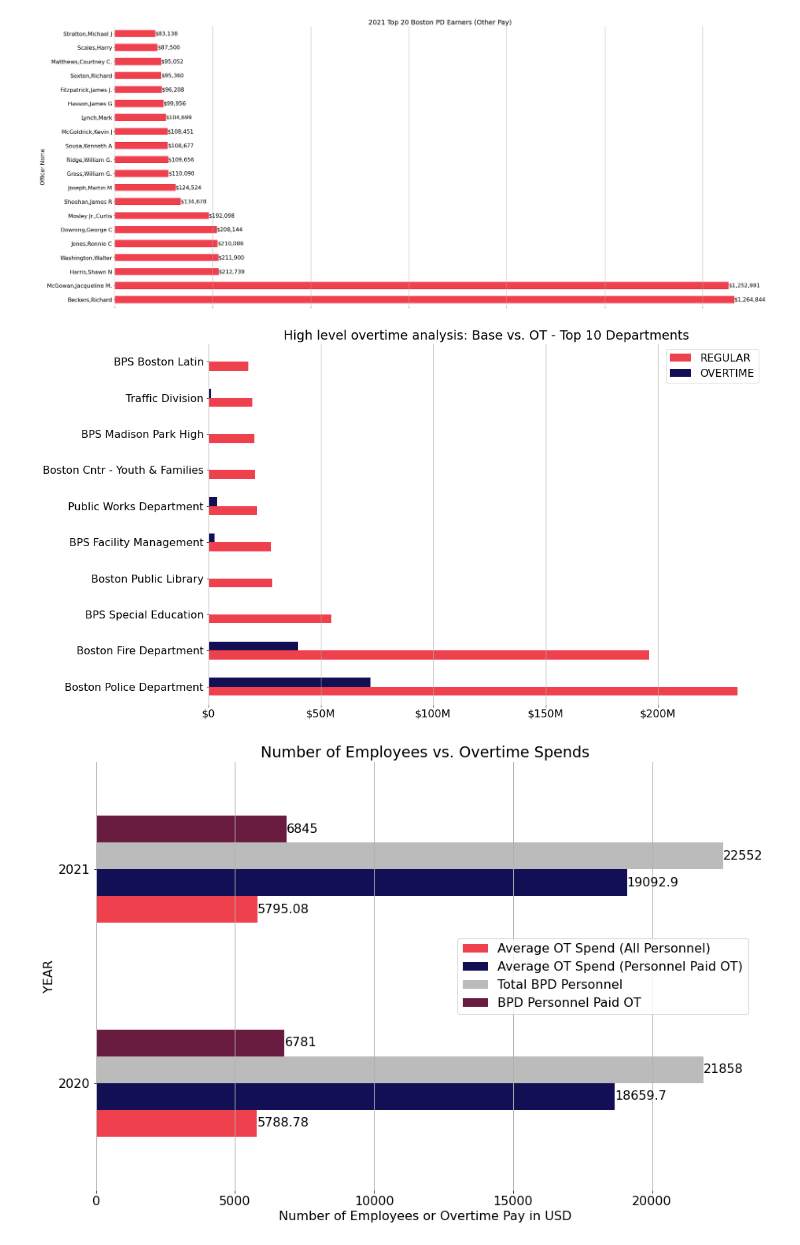
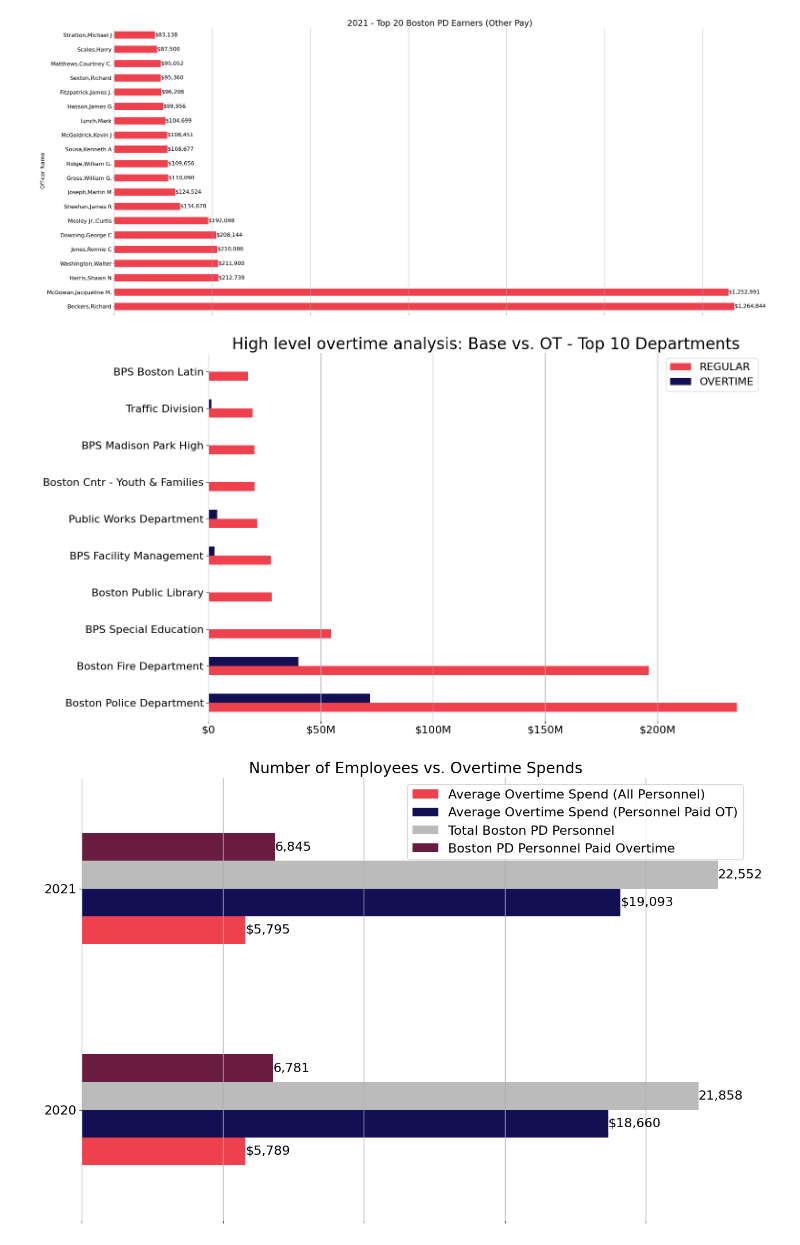
Before and after one commit to BU-Spark/ds-aclu-police-budget-analysis, a Jupyter notebook: fall22-team-1/Final_Q9-Q14.ipynb, the cells around one changed output. Cells and saved outputs as stored; diff of their text form; code cells hidden in the pictures.

Commit message:
Modified Graph Titles

```diff
--- a/fall22-team-1/Final_Q9-Q14.ipynb
+++ b/fall22-team-1/Final_Q9-Q14.ipynb
@@ -238,12 +242,12 @@ ax.spines['bottom'].set_visible(False)
 ax.spines['left'].set_visible(False)
 plt.grid(False)
 plt.grid(axis = 'x', linewidth = 1)
-plt.title("2021 Top 20 Boston PD Earners (Other Pay)")
+plt.title("2021 - Top 20 Boston PD Earners (Other Pay)", fontsize=24)
 # plt.xlabel("Earnings (in Million USD)")
 plt.ylabel("Officer Name")
 plt.show()
 # %% [output]
-[figure, old version]
+[figure, new version]
 # %%
 # 13 High level overtime analysis (base salary vs. overtime vs. other departments)
 n = 10
@@ -258,57 +262,61 @@ ax.spines['bottom'].set_visible(False)
 ax.spines['left'].set_visible(False)
 plt.grid(False)
 plt.grid(axis = 'x', linewidth = 1)
-plt.title(f"High level overtime analysis: Base vs. OT - Top {n} Departments")
+plt.title(f"High level overtime analysis: Base vs. OT - Top {n} Departments", fontsize=24)
 # plt.xlabel("Pay (in 100M USD)")
 plt.show()
 # %% [output]
-[figure, old version]
+[figure, new version]
 # %%
 # 14. # of employees vs. OT Spends
 
 
 yearly_ot_df = pd.DataFrame(
     {
-        "Total OT Spend": [
+        "Total Overtime Spend": [
             e_20_df.OVERTIME.sum(),
             e_21_df.OVERTIME.sum(),
         ],
-        "Average OT Spend (All Personnel)": [
+        "Average Overtime Spend (All Personnel)": [
             e_20_df.OVERTIME.mean(),
             e_21_df.OVERTIME.mean(),
         ],
-        "Average OT Spend (Personnel Paid OT)": [
+        "Average Overtime Spend (Personnel Paid OT)": [
             e_20_df[e_20_df.OVERTIME > 0].OVERTIME.mean(),
             e_21_df[e_21_df.OVERTIME > 0].OVERTIME.mean(),
         ],
-        "Total BPD Personnel":
+        "Total Boston PD Personnel":
         [
             len(e_20_df),
             len(e_21_df),
         ],
-        "BPD Personnel Paid OT":
+        "Boston PD Personnel Paid Overtime":
         [
             len(e_20_df[e_20_df.OVERTIME > 0]),
             len(e_21_df[e_21_df.OVERTIME > 0]),
         ]
     },
     index=["2020", "2021"]
 )
 
-ax = yearly_ot_df.drop(columns=["Total OT Spend"]).plot.barh(color=["#EF404E", "#130F54", "#BBBBBB", "#691B40",])
-for container in ax.containers:
-    ax.bar_label(container)
+ax = yearly_ot_df.drop(columns=["Total Overtime Spend"]).plot.barh(color=["#EF404E", "#130F54", "#BBBBBB", "#691B40",])
+for container in ax.containers[:2]:
+    ax.bar_label(container, labels=[f'${x:,.0f}' for x in container.datavalues])
+
+for container in ax.containers[2:]:
+    ax.bar_label(container, labels=[f'{x:,.0f}' for x in container.datavalues])
 
 ax.get_yaxis().set_label_text("")
 ax.spines['top'].set_visible(False)
 ax.spines['right'].set_visible(False)
 ax.spines['bottom'].set_visible(False)
 ax.spines['left'].set_visible(False)
 plt.grid(False)
 plt.grid(axis = 'x', linewidth = 1)
 plt.title("Number of Employees vs. Overtime Spends")
+ax.set_xticklabels([])
 # plt.xlabel("Number of Employees or Overtime Pay in USD")
 # plt.ylabel("YEAR")
 plt.show()
 # %% [output]
-[figure, old version]
+[figure, new version]
```
Also changed, not shown: parts of 5 cells of this notebook, 1 other file.
